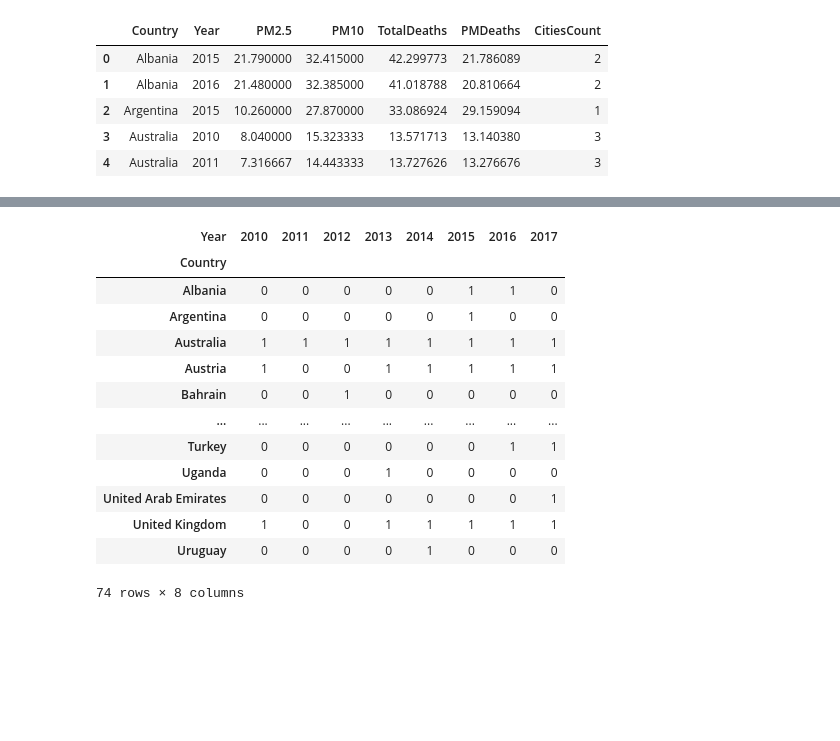
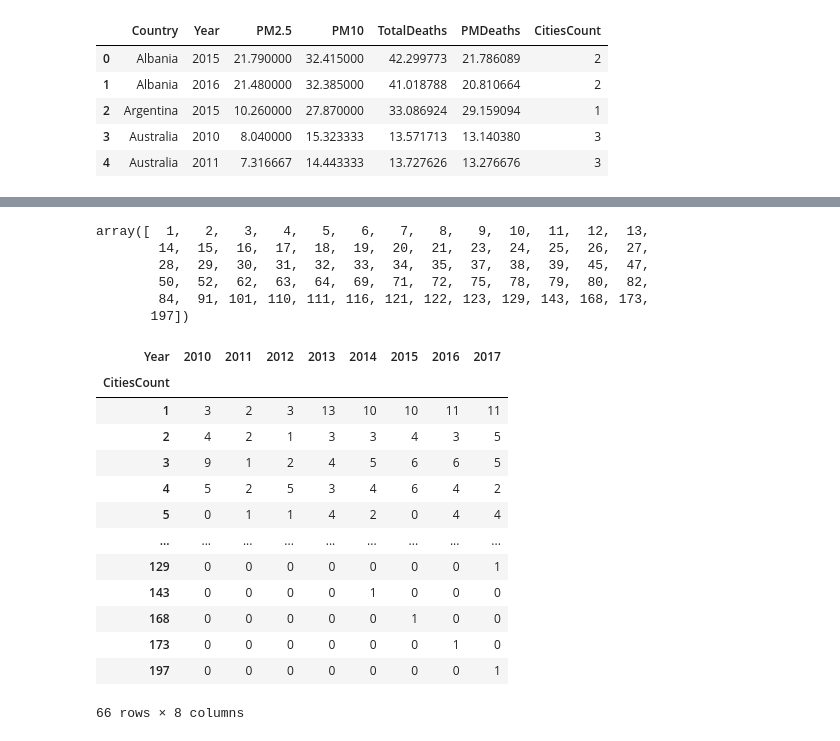
Before and after one commit to ashleyncasanova/air-quality-project, a Jupyter notebook: pollution-and-mortality.ipynb, the cells around one changed output, grey strips where cells are left out. Saved outputs shown, nothing was run; the diff lists cells and outputs as text; code cells hidden in the pictures; blank space fills up the shorter version.

```diff
--- a/pollution-and-mortality.ipynb
+++ b/pollution-and-mortality.ipynb
@@ -110,3 +110,7 @@ data.head()
 | 2 | Argentina | 2015 | 10.260000 | 27.870000 | 33.086924 | 29.159094 | 1 |
 | 3 | Australia | 2010 | 8.040000 | 15.323333 | 13.571713 | 13.140380 | 3 |
 | 4 | Australia | 2011 | 7.316667 | 14.443333 | 13.727626 | 13.276676 | 3 |
+# %%
+pd.options.display.max_rows = 10
+pd.crosstab(data["Country"],data["Year"])
+# we can see what year data was obtained for each country
@@ -113,17 +132,27 @@ data.head()
+# %%
+import numpy as np
+np.unique(data["CitiesCount"])
+# %% [output]
+array([  1,   2,   3,   4,   5,   6,   7,   8,   9,  10,  11,  12,  13,
+        14,  15,  16,  17,  18,  19,  20,  21,  23,  24,  25,  26,  27,
+        28,  29,  30,  31,  32,  33,  34,  35,  37,  38,  39,  45,  47,
+        50,  52,  62,  63,  64,  69,  71,  72,  75,  78,  79,  80,  82,
+        84,  91, 101, 110, 111, 116, 121, 122, 123, 129, 143, 168, 173,
+       197])
 # %%
-pd.crosstab(data["Country"],data["Year"])
+pd.crosstab(data["CitiesCount"], data["Year"])
 # %% [output]
 | Year | 2010 | 2011 | 2012 | 2013 | 2014 | 2015 | 2016 | 2017 |
-| Country |  |  |  |  |  |  |  |  |
-| Albania | 0 | 0 | 0 | 0 | 0 | 1 | 1 | 0 |
-| Argentina | 0 | 0 | 0 | 0 | 0 | 1 | 0 | 0 |
-| Australia | 1 | 1 | 1 | 1 | 1 | 1 | 1 | 1 |
-| Austria | 1 | 0 | 0 | 1 | 1 | 1 | 1 | 1 |
-| Bahrain | 0 | 0 | 1 | 0 | 0 | 0 | 0 | 0 |
+| CitiesCount |  |  |  |  |  |  |  |  |
+| 1 | 3 | 2 | 3 | 13 | 10 | 10 | 11 | 11 |
+| 2 | 4 | 2 | 1 | 3 | 3 | 4 | 3 | 5 |
+| 3 | 9 | 1 | 2 | 4 | 5 | 6 | 6 | 5 |
+| 4 | 5 | 2 | 5 | 3 | 4 | 6 | 4 | 2 |
+| 5 | 0 | 1 | 1 | 4 | 2 | 0 | 4 | 4 |
 | ... | ... | ... | ... | ... | ... | ... | ... | ... |
-| Turkey | 0 | 0 | 0 | 0 | 0 | 0 | 1 | 1 |
-| Uganda | 0 | 0 | 0 | 1 | 0 | 0 | 0 | 0 |
-| United Arab Emirates | 0 | 0 | 0 | 0 | 0 | 0 | 0 | 1 |
-| United Kingdom | 1 | 0 | 0 | 1 | 1 | 1 | 1 | 1 |
-| Uruguay | 0 | 0 | 0 | 0 | 1 | 0 | 0 | 0 |
+| 129 | 0 | 0 | 0 | 0 | 0 | 0 | 0 | 1 |
+| 143 | 0 | 0 | 0 | 0 | 1 | 0 | 0 | 0 |
+| 168 | 0 | 0 | 0 | 0 | 0 | 1 | 0 | 0 |
+| 173 | 0 | 0 | 0 | 0 | 0 | 0 | 1 | 0 |
+| 197 | 0 | 0 | 0 | 0 | 0 | 0 | 0 | 1 |
-74 rows × 8 columns
+66 rows × 8 columns
```
Also changed, not shown: parts of 18 cells of this notebook, 3 other files.
